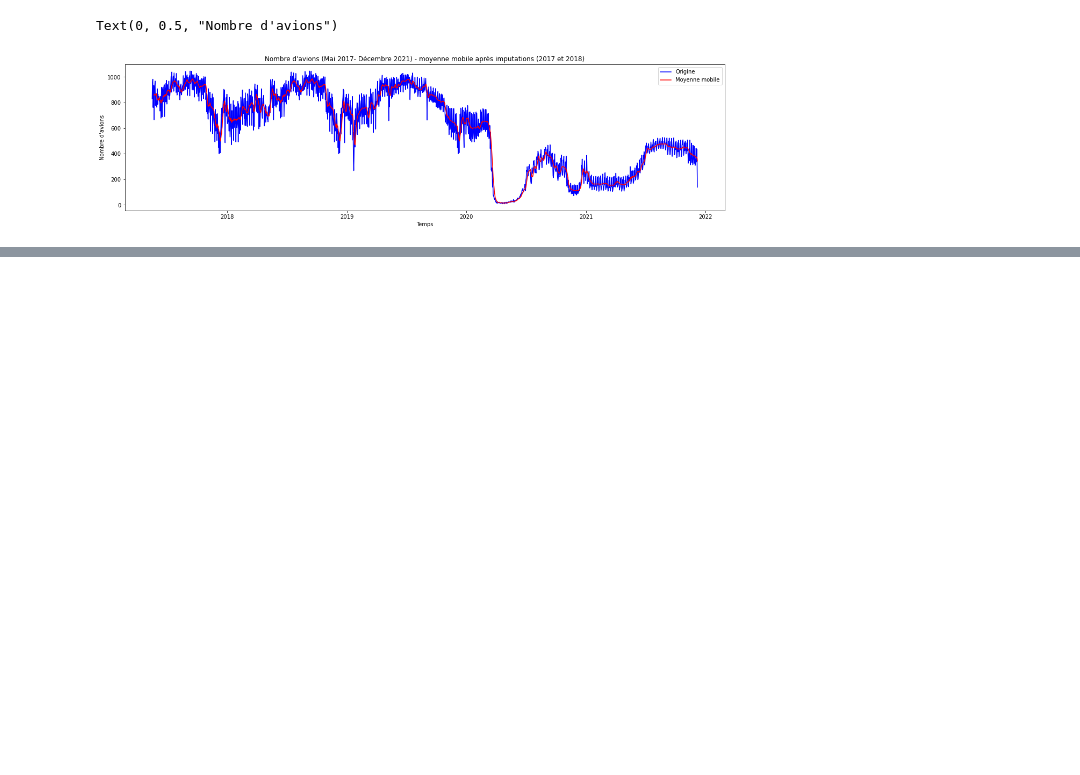
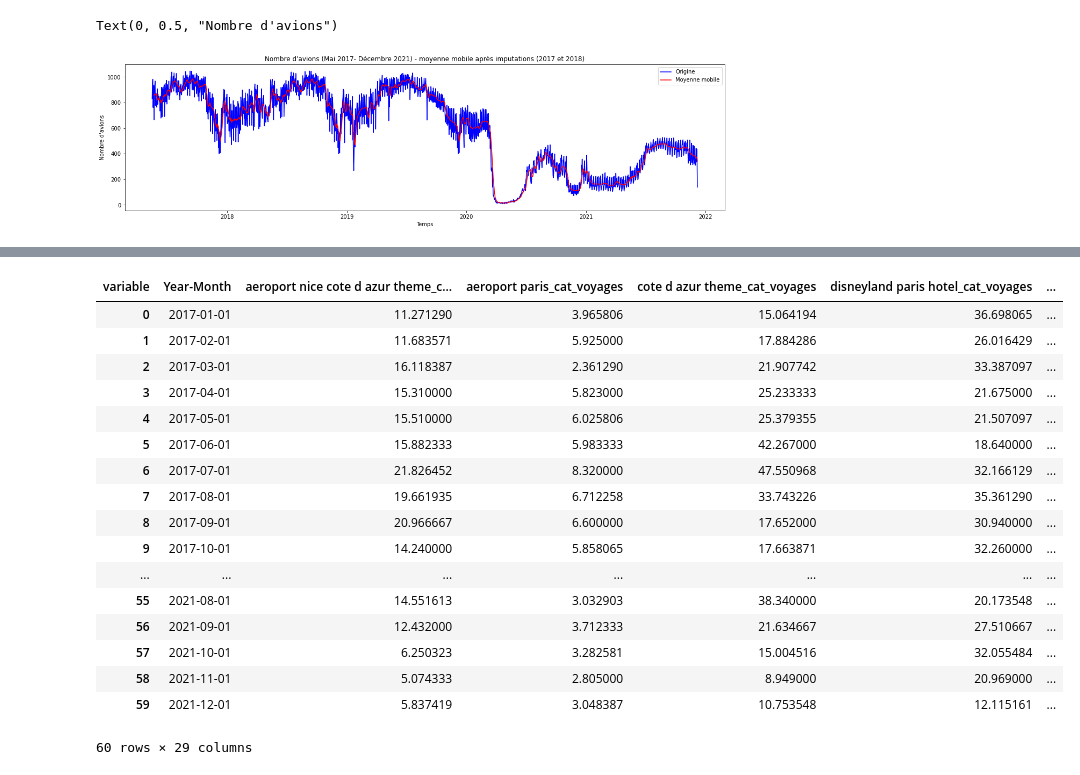
Before and after one commit to julienowack/stat_app, a Jupyter notebook: Valeurs manquantes.ipynb, the cells around one changed output, grey strips where cells are left out. Cells and saved outputs as stored; diff of their text form; code cells hidden in the pictures; blank space fills up the shorter version.

```diff
--- a/Valeurs manquantes.ipynb
+++ b/Valeurs manquantes.ipynb
@@ -472,0 +553,7 @@ df_air_traffic_month.to_csv("df_air_traffic_cleared_month.csv")
+# %%
+df_gt = pd.read_csv("google_trends_fr_1.csv")
+df_gt['date'] = pd.to_datetime(df_gt['date'])
+# %%
+df_gt2 = df_gt.reset_index().pivot_table(values = "value", index = "date", columns = "variable")
+df_gt2 = df_gt2.reset_index()
+df_gt2
@@ -472,0 +574,32 @@ df_air_traffic_month.to_csv("df_air_traffic_cleared_month.csv")
+# %%
+#On groupe les données par mois
+
+df_gt2['Year'] = df_gt2['date'].dt.year
+df_gt2['Month'] = df_gt2['date'].dt.month
+df_gt2['Year-Month'] = df_gt2['date'].dt.strftime('%Y-%m-01')
+
+df_gt3 = df_gt2.groupby('Year-Month', as_index=False).mean()
+
+# je transforme la variable year-month en variable temps
+df_gt3['Year-Month'] = pd.to_datetime(df_gt3['Year-Month'], errors='coerce')
+
+df_gt3
+# %% [output]
+| variable | Year-Month | aeroport nice cote d azur theme_c... | aeroport paris_cat_voyages | cote d azur theme_cat_voyages | disneyland paris hotel_cat_voyages | ... |
+| 0 | 2017-01-01 | 11.271290 | 3.965806 | 15.064194 | 36.698065 | ... |
+| 1 | 2017-02-01 | 11.683571 | 5.925000 | 17.884286 | 26.016429 | ... |
+| 2 | 2017-03-01 | 16.118387 | 2.361290 | 21.907742 | 33.387097 | ... |
+| 3 | 2017-04-01 | 15.310000 | 5.823000 | 25.233333 | 21.675000 | ... |
+| 4 | 2017-05-01 | 15.510000 | 6.025806 | 25.379355 | 21.507097 | ... |
+| 5 | 2017-06-01 | 15.882333 | 5.983333 | 42.267000 | 18.640000 | ... |
+| 6 | 2017-07-01 | 21.826452 | 8.320000 | 47.550968 | 32.166129 | ... |
+| 7 | 2017-08-01 | 19.661935 | 6.712258 | 33.743226 | 35.361290 | ... |
+| 8 | 2017-09-01 | 20.966667 | 6.600000 | 17.652000 | 30.940000 | ... |
+| 9 | 2017-10-01 | 14.240000 | 5.858065 | 17.663871 | 32.260000 | ... |
+| ... | ... | ... | ... | ... | ... | ... |
+| 55 | 2021-08-01 | 14.551613 | 3.032903 | 38.340000 | 20.173548 | ... |
+| 56 | 2021-09-01 | 12.432000 | 3.712333 | 21.634667 | 27.510667 | ... |
+| 57 | 2021-10-01 | 6.250323 | 3.282581 | 15.004516 | 32.055484 | ... |
+| 58 | 2021-11-01 | 5.074333 | 2.805000 | 8.949000 | 20.969000 | ... |
+| 59 | 2021-12-01 | 5.837419 | 3.048387 | 10.753548 | 12.115161 | ... |
+60 rows × 29 columns
```
Also changed, not shown: parts of 20 cells of this notebook.
